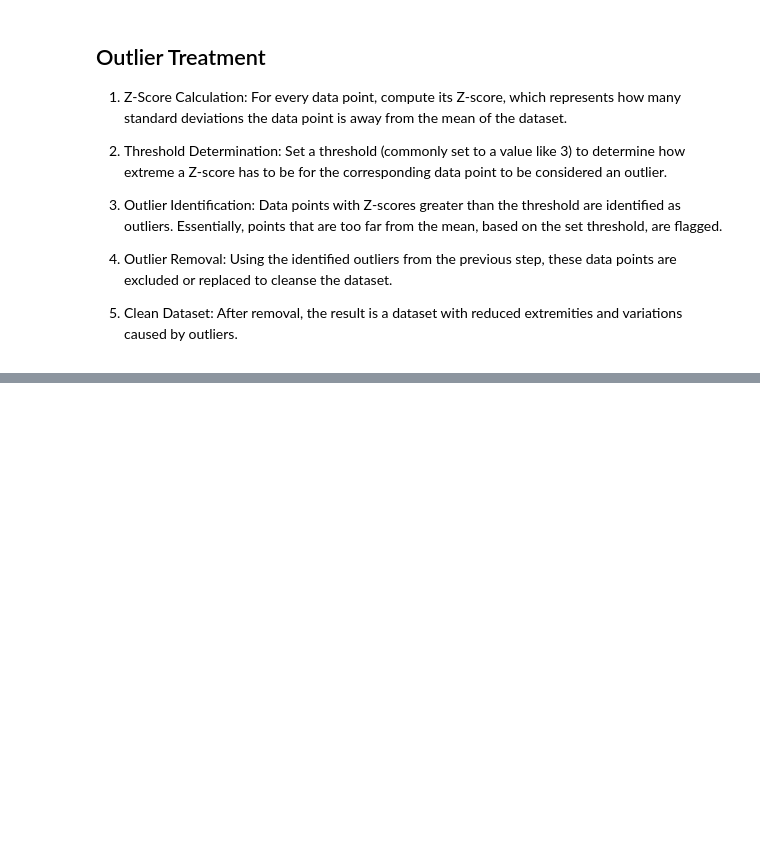
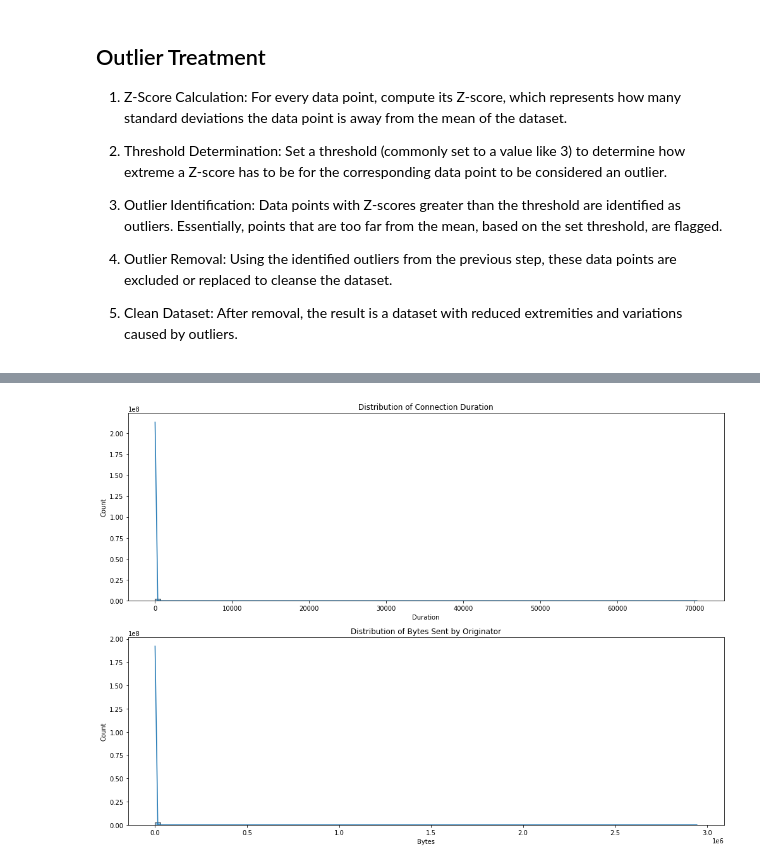
Before and after one commit to Chane2023/Malicious-Software-Prediction, a Jupyter notebook: notebooks/Data Exploration and EDA.ipynb, the cells around one changed output, grey strips where cells are left out. Drawn from its saved outputs; the diff is of its cells as text; code cells hidden in the pictures; blank space fills up the shorter version.

```diff
--- a/notebooks/Data Exploration and EDA.ipynb
+++ b/notebooks/Data Exploration and EDA.ipynb
@@ -104,0 +213,31 @@ x
+# %%
+# Filter out non-numeric values (like '-')
+iot_23_filtered = df[df['duration'] != '-']
+iot_23_filtered['duration'] = iot_23_filtered['duration'].astype(float)
+
+# Distribution of connection duration
+fig_duration = px.histogram(iot_23_filtered, x="duration", nbins=100, title="Distribution of Connection Duration")
+
+# Filter out non-numeric values for orig_bytes
+iot_23_filtered_bytes = df[df['orig_bytes'] != '-']
+iot_23_filtered_bytes['orig_bytes'] = iot_23_filtered_bytes['orig_bytes'].astype(float).astype(int)
+# %%
+# Set up the figure and axes
+fig, ax = plt.subplots(nrows=2, ncols=1, figsize=(14, 10))
+
+# Distribution of connection duration
+sns.histplot(iot_23_filtered['duration'], bins=100, ax=ax[0], kde=True)
+ax[0].set_title('Distribution of Connection Duration')
+ax[0].set_xlabel('Duration')
+ax[0].set_ylabel('Count')
+
+# Distribution of orig_bytes
+sns.histplot(iot_23_filtered_bytes['orig_bytes'], bins=100, ax=ax[1], kde=True)
+ax[1].set_title('Distribution of Bytes Sent by Originator')
+ax[1].set_xlabel('Bytes')
+ax[1].set_ylabel('Count')
+
+plt.tight_layout()
+plt.show()
+# %% [output]
+[figure, added]
```
Also changed, not shown: parts of 20 cells of this notebook.
